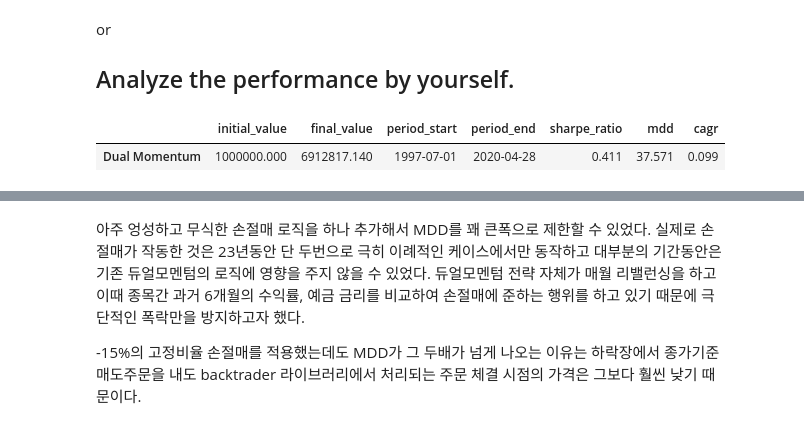
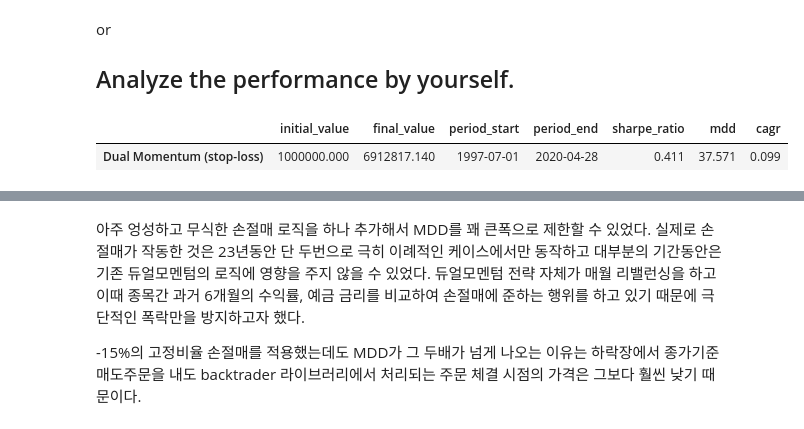
Before and after one commit to samuel281/qu-ant, a Jupyter notebook: notebooks/examples/ch4/dual_momentum_with_stop_loss.ipynb, the cells around one changed output, grey strips where cells are left out. Cells and saved outputs as stored; diff of their text form; code cells hidden in the pictures.

```diff
--- a/notebooks/examples/ch4/dual_momentum_with_stop_loss.ipynb
+++ b/notebooks/examples/ch4/dual_momentum_with_stop_loss.ipynb
@@ -93,19 +96,19 @@ or
 # %%
 %matplotlib inline
 import empyrical as ep
 import pandas as pd
 
 from lib.utils.analyzer_utils import get_annual_return_analysis_df, get_pos_values_analysis_df, get_default_perf_analysis_df
 
 pd.set_option('float_format', '{:.3f}'.format)
 
 dm_annual_return_df = get_annual_return_analysis_df(dm_res[0])
 dm_pos_values_df = get_pos_values_analysis_df(dm_res[0])
-dm_perf_report_df = get_default_perf_analysis_df(dm_res[0], 'Dual Momentum')
+dm_perf_report_df = get_default_perf_analysis_df(dm_res[0], 'Dual Momentum (stop-loss)')
 dm_perf_report_df
 # %% [output]
 |  | initial_value | final_value | period_start | period_end | sharpe_ratio | mdd | cagr |
-| Dual Momentum | 1000000.000 | 6912817.140 | 1997-07-01 | 2020-04-28 | 0.411 | 37.571 | 0.099 |
+| Dual Momentum (stop-loss) | 1000000.000 | 6912817.140 | 1997-07-01 | 2020-04-28 | 0.411 | 37.571 | 0.099 |
 # %%
 import matplotlib.pyplot as plt
 import matplotlib.patches as patches
```
Also changed, not shown: parts of 5 cells of this notebook.
